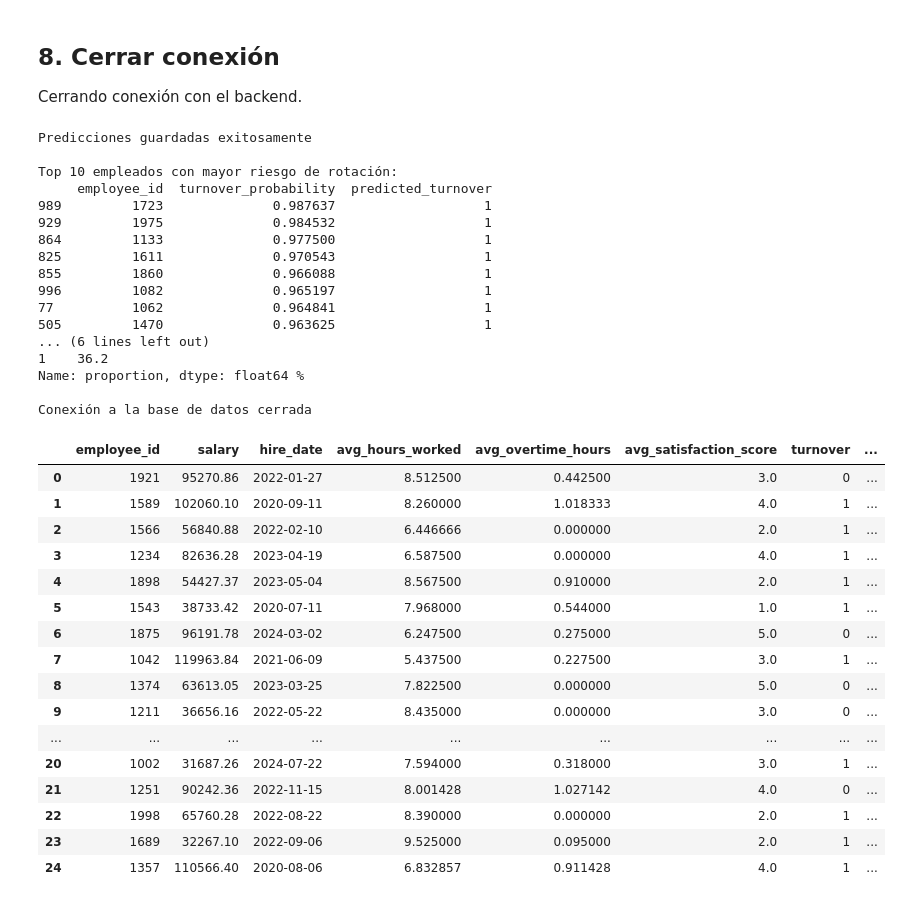
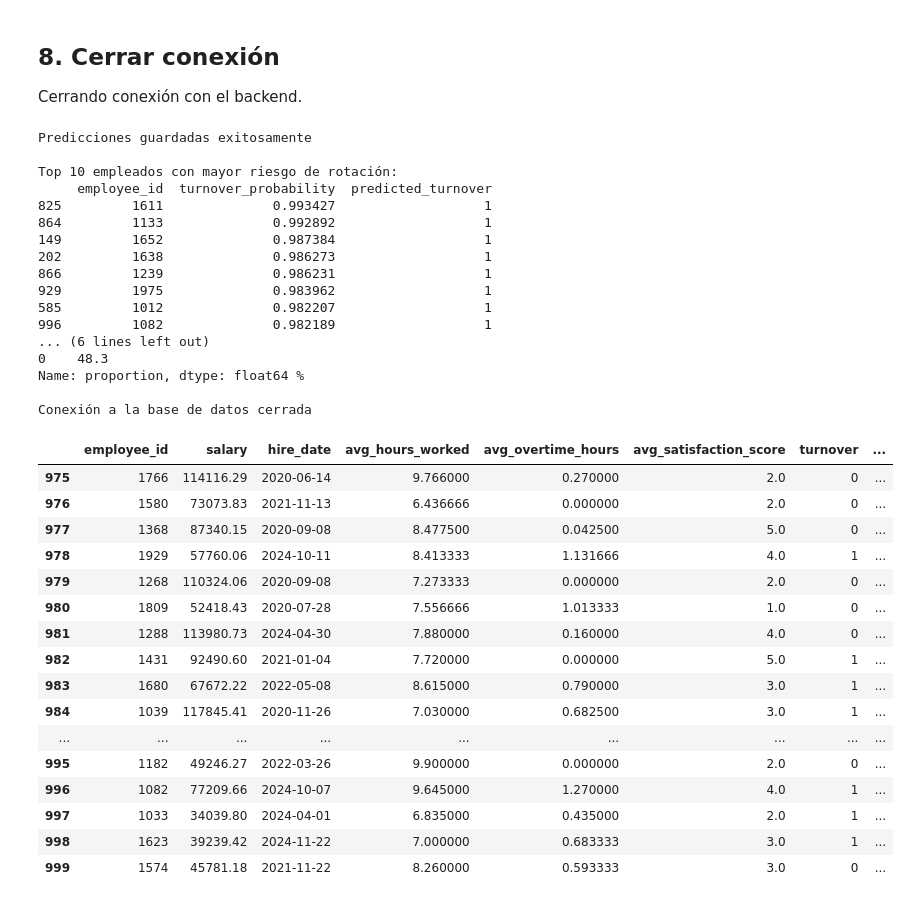
Before and after one commit to jdranalytics/Portfolio, a Jupyter notebook: Python/29_HR_Turnover_Prediction.ipynb, the cells around one changed output. Saved outputs shown, nothing was run; the diff lists cells and outputs as text; code cells hidden in the pictures.

```diff
--- a/Python/29_HR_Turnover_Prediction.ipynb
+++ b/Python/29_HR_Turnover_Prediction.ipynb
@@ -39,7 +39,7 @@ logging.basicConfig(level=logging.INFO)
 Configuramos la conexión a SQL Server y ejecutamos la consulta para obtener los datos de empleados.
 # %%
 # Configuración de SQL Server
-SQL_SERVER = "172.28.192.1:50121\SQLEXPRESS"
+SQL_SERVER = "XXX.XX.XX.XX:XXXX\SQLEXPRESS"
 SQL_DB = "HR_Analytics"
 SQL_USER = "sa"
 SQL_PASSWORD = "123456"
@@ -343,7 +343,7 @@ Q_Report
 
 # Preparar datos para RFE
 # Identificar columnas numéricas y dummy de departamentos
-numeric_features = ['salary', 'tenure', 'avg_hours_worked', 'avg_overtime_hours', 'avg_satisfaction_score']
+numeric_features = ['salary', 'avg_hours_worked','avg_overtime_hours', 'avg_satisfaction_score']
 department_features = [col for col in df.columns if col.startswith('department_')]
 all_features = numeric_features + department_features
 
@@ -359,7 +359,7 @@ X_rfe[numeric_features] = scaler.fit_transform(X_rfe[numeric_features])
 
 # Crear modelo XGBoost para RFE
 xgb_model = xgb.XGBClassifier(
-    n_estimators=100,
+    n_estimators=200,
     learning_rate=0.1,
     random_state=42
 )
@@ -665,36 +663,36 @@ Predicciones guardadas exitosamente
 
 Top 10 empleados con mayor riesgo de rotación:
      employee_id  turnover_probability  predicted_turnover
-989         1723              0.987637                   1
-929         1975              0.984532                   1
-864         1133              0.977500                   1
-825         1611              0.970543                   1
-855         1860              0.966088                   1
-996         1082              0.965197                   1
-77          1062              0.964841                   1
-505         1470              0.963625                   1
+825         1611              0.993427                   1
+864         1133              0.992892                   1
+149         1652              0.987384                   1
+202         1638              0.986273                   1
+866         1239              0.986231                   1
+929         1975              0.983962                   1
+585         1012              0.982207                   1
+996         1082              0.982189                   1
 ... (6 lines left out)
-1    36.2
+0    48.3
 Name: proportion, dtype: float64 %
 
 Conexión a la base de datos cerrada
 # %%
-df.head(25)
+df.tail(25)
 # %% [output]
 |  | employee_id | salary | hire_date | avg_hours_worked | avg_overtime_hours | avg_satisfaction_score | turnover | ... |
-| 0 | 1921 | 95270.86 | 2022-01-27 | 8.512500 | 0.442500 | 3.0 | 0 | ... |
-| 1 | 1589 | 102060.10 | 2020-09-11 | 8.260000 | 1.018333 | 4.0 | 1 | ... |
-| 2 | 1566 | 56840.88 | 2022-02-10 | 6.446666 | 0.000000 | 2.0 | 1 | ... |
-| 3 | 1234 | 82636.28 | 2023-04-19 | 6.587500 | 0.000000 | 4.0 | 1 | ... |
-| 4 | 1898 | 54427.37 | 2023-05-04 | 8.567500 | 0.910000 | 2.0 | 1 | ... |
-| 5 | 1543 | 38733.42 | 2020-07-11 | 7.968000 | 0.544000 | 1.0 | 1 | ... |
-| 6 | 1875 | 96191.78 | 2024-03-02 | 6.247500 | 0.275000 | 5.0 | 0 | ... |
-| 7 | 1042 | 119963.84 | 2021-06-09 | 5.437500 | 0.227500 | 3.0 | 1 | ... |
-| 8 | 1374 | 63613.05 | 2023-03-25 | 7.822500 | 0.000000 | 5.0 | 0 | ... |
-| 9 | 1211 | 36656.16 | 2022-05-22 | 8.435000 | 0.000000 | 3.0 | 0 | ... |
+| 975 | 1766 | 114116.29 | 2020-06-14 | 9.766000 | 0.270000 | 2.0 | 0 | ... |
+| 976 | 1580 | 73073.83 | 2021-11-13 | 6.436666 | 0.000000 | 2.0 | 0 | ... |
+| 977 | 1368 | 87340.15 | 2020-09-08 | 8.477500 | 0.042500 | 5.0 | 0 | ... |
+| 978 | 1929 | 57760.06 | 2024-10-11 | 8.413333 | 1.131666 | 4.0 | 1 | ... |
+| 979 | 1268 | 110324.06 | 2020-09-08 | 7.273333 | 0.000000 | 2.0 | 0 | ... |
+| 980 | 1809 | 52418.43 | 2020-07-28 | 7.556666 | 1.013333 | 1.0 | 0 | ... |
+| 981 | 1288 | 113980.73 | 2024-04-30 | 7.880000 | 0.160000 | 4.0 | 0 | ... |
+| 982 | 1431 | 92490.60 | 2021-01-04 | 7.720000 | 0.000000 | 5.0 | 1 | ... |
+| 983 | 1680 | 67672.22 | 2022-05-08 | 8.615000 | 0.790000 | 3.0 | 1 | ... |
+| 984 | 1039 | 117845.41 | 2020-11-26 | 7.030000 | 0.682500 | 3.0 | 1 | ... |
 | ... | ... | ... | ... | ... | ... | ... | ... | ... |
-| 20 | 1002 | 31687.26 | 2024-07-22 | 7.594000 | 0.318000 | 3.0 | 1 | ... |
-| 21 | 1251 | 90242.36 | 2022-11-15 | 8.001428 | 1.027142 | 4.0 | 0 | ... |
-| 22 | 1998 | 65760.28 | 2022-08-22 | 8.390000 | 0.000000 | 2.0 | 1 | ... |
-| 23 | 1689 | 32267.10 | 2022-09-06 | 9.525000 | 0.095000 | 2.0 | 1 | ... |
-| 24 | 1357 | 110566.40 | 2020-08-06 | 6.832857 | 0.911428 | 4.0 | 1 | ... |
+| 995 | 1182 | 49246.27 | 2022-03-26 | 9.900000 | 0.000000 | 2.0 | 0 | ... |
+| 996 | 1082 | 77209.66 | 2024-10-07 | 9.645000 | 1.270000 | 4.0 | 1 | ... |
+| 997 | 1033 | 34039.80 | 2024-04-01 | 6.835000 | 0.435000 | 2.0 | 1 | ... |
+| 998 | 1623 | 39239.42 | 2024-11-22 | 7.000000 | 0.683333 | 3.0 | 1 | ... |
+| 999 | 1574 | 45781.18 | 2021-11-22 | 8.260000 | 0.593333 | 3.0 | 0 | ... |
```
Also changed, not shown: parts of 6 cells of this notebook, 3 other files.
